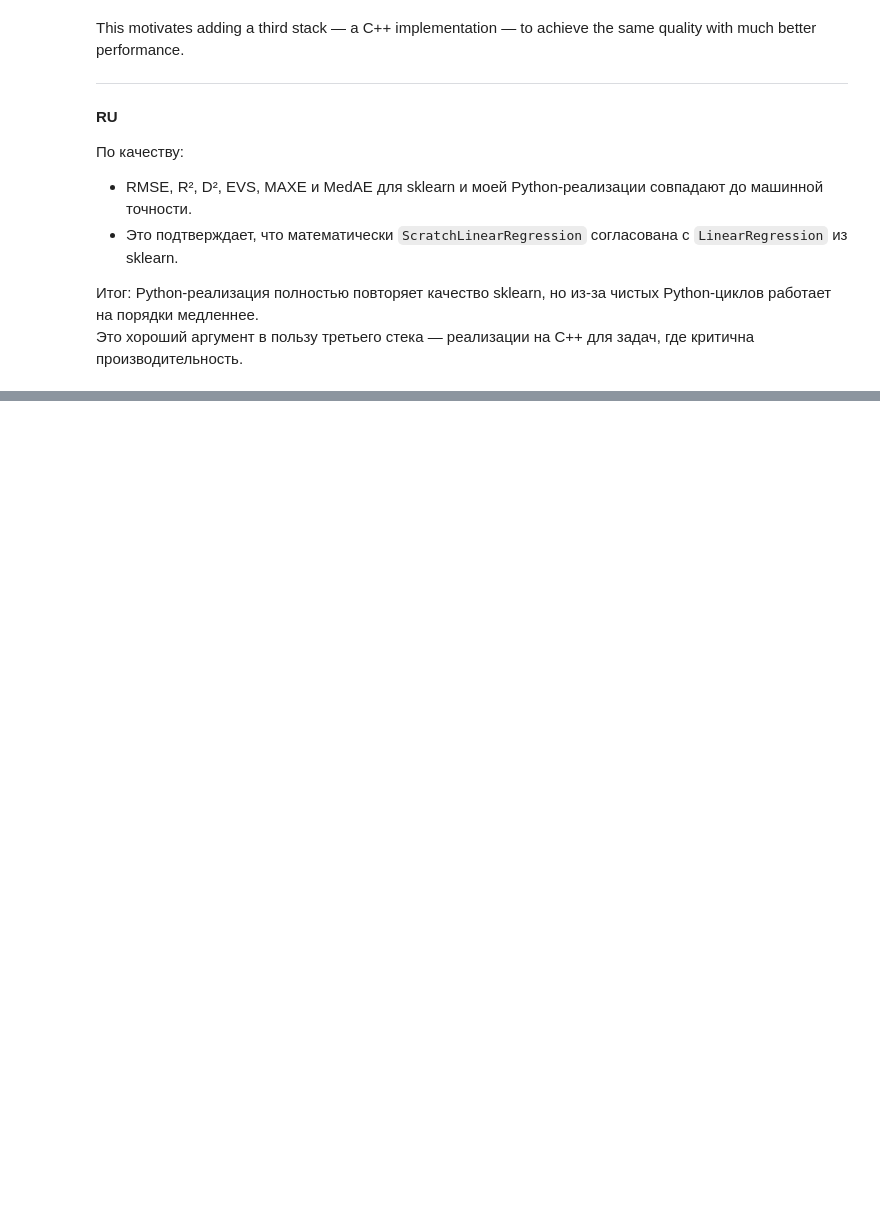
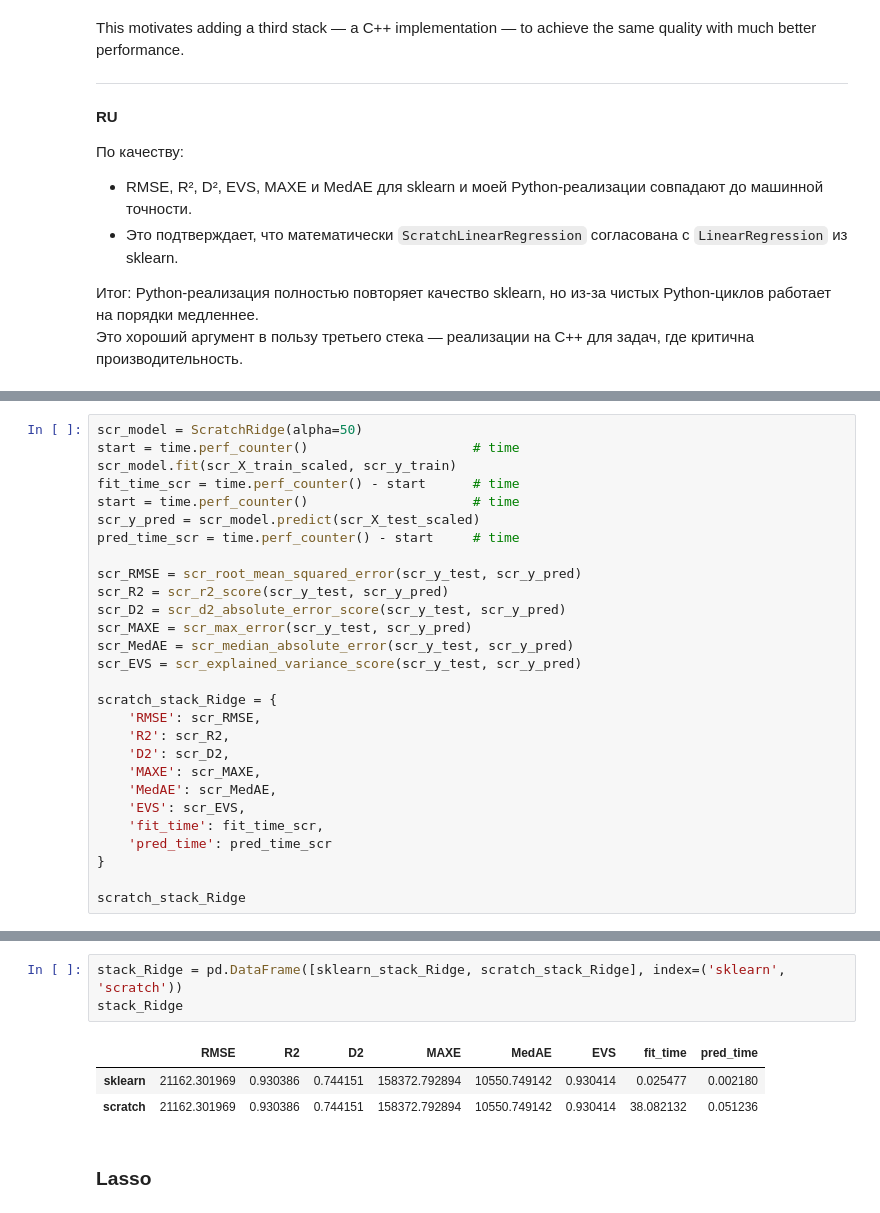
Before and after one commit to qpx-hatikrist/from-scratch-py-vs-cpp-ml, a Jupyter notebook: notebooks/linear_regression.ipynb, the cells around one changed output, grey strips where cells are left out. Cells and saved outputs as stored; diff of their text form; blank space fills up the shorter version.

Commit message:
updated README.md, realized Lasso, Ridge in linear_model.py, updated notebook linear_regression

```diff
--- a/notebooks/linear_regression.ipynb
+++ b/notebooks/linear_regression.ipynb
@@ -325,0 +405,28 @@ This motivates adding a third stack — a C++ implementation — to achieve the
+# %%
+scr_model = ScratchRidge(alpha=50)
+start = time.perf_counter()                     # time
+scr_model.fit(scr_X_train_scaled, scr_y_train)
+fit_time_scr = time.perf_counter() - start      # time
+start = time.perf_counter()                     # time
+scr_y_pred = scr_model.predict(scr_X_test_scaled)
+pred_time_scr = time.perf_counter() - start     # time
+
+scr_RMSE = scr_root_mean_squared_error(scr_y_test, scr_y_pred)
+scr_R2 = scr_r2_score(scr_y_test, scr_y_pred)
+scr_D2 = scr_d2_absolute_error_score(scr_y_test, scr_y_pred)
+scr_MAXE = scr_max_error(scr_y_test, scr_y_pred)
+scr_MedAE = scr_median_absolute_error(scr_y_test, scr_y_pred)
+scr_EVS = scr_explained_variance_score(scr_y_test, scr_y_pred)
+
+scratch_stack_Ridge = {
+    'RMSE': scr_RMSE,
+    'R2': scr_R2,
+    'D2': scr_D2,
+    'MAXE': scr_MAXE,
+    'MedAE': scr_MedAE,
+    'EVS': scr_EVS,
+    'fit_time': fit_time_scr,
+    'pred_time': pred_time_scr
+}
+
+scratch_stack_Ridge
@@ -325,0 +442,9 @@ This motivates adding a third stack — a C++ implementation — to achieve the
+# %%
+stack_Ridge = pd.DataFrame([sklearn_stack_Ridge, scratch_stack_Ridge], index=('sklearn', 'scratch'))
+stack_Ridge
+# %% [output]
+|  | RMSE | R2 | D2 | MAXE | MedAE | EVS | fit_time | pred_time |
+| sklearn | 21162.301969 | 0.930386 | 0.744151 | 158372.792894 | 10550.749142 | 0.930414 | 0.025477 | 0.002180 |
+| scratch | 21162.301969 | 0.930386 | 0.744151 | 158372.792894 | 10550.749142 | 0.930414 | 38.082132 | 0.051236 |
+# %% [markdown]
+### Lasso
```
Also changed, not shown: parts of 14 cells of this notebook, 2 other files.
